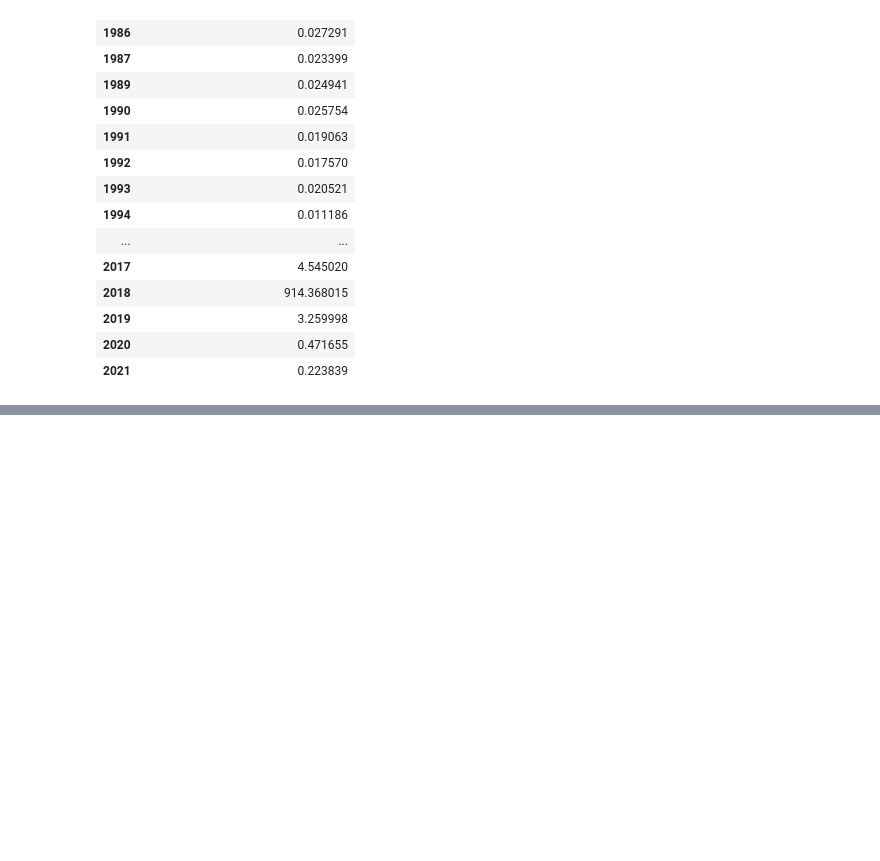
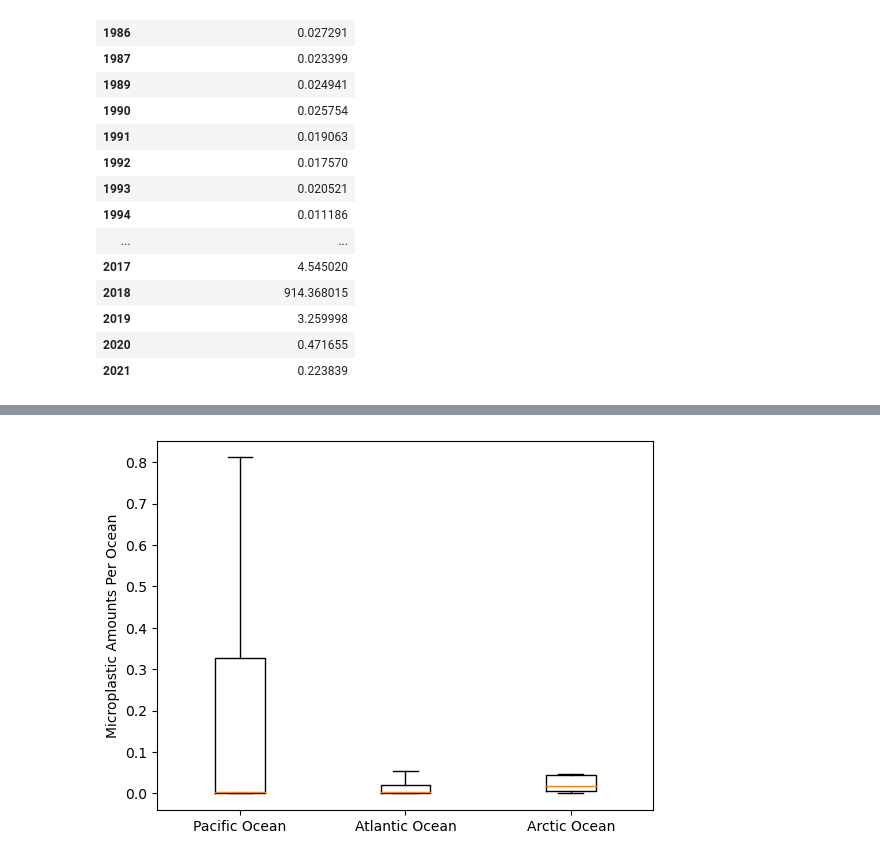
Before and after one commit to emalaki/Project-1, a Jupyter notebook: aa-notebook.ipynb, the cells around one changed output, grey strips where cells are left out. Drawn from its saved outputs; the diff is of its cells as text; code cells hidden in the pictures; blank space fills up the shorter version.

```diff
--- a/aa-notebook.ipynb
+++ b/aa-notebook.ipynb
@@ -219,0 +218,8 @@ KeyError: 'Year'
+# %%
+#note that this boxplot does NOT show outliers due to 'showfliers' boolean
+plt.boxplot(ocean_amt_list,labels=ocean_list,showfliers=False)
+plt.ylabel("Microplastic Amounts Per Ocean")
+plt.savefig("output_data/Fig1.png")
+plt.show()
+# %% [output]
+[figure, added]
```
Also changed, not shown: parts of 7 cells of this notebook, 3 other files.
